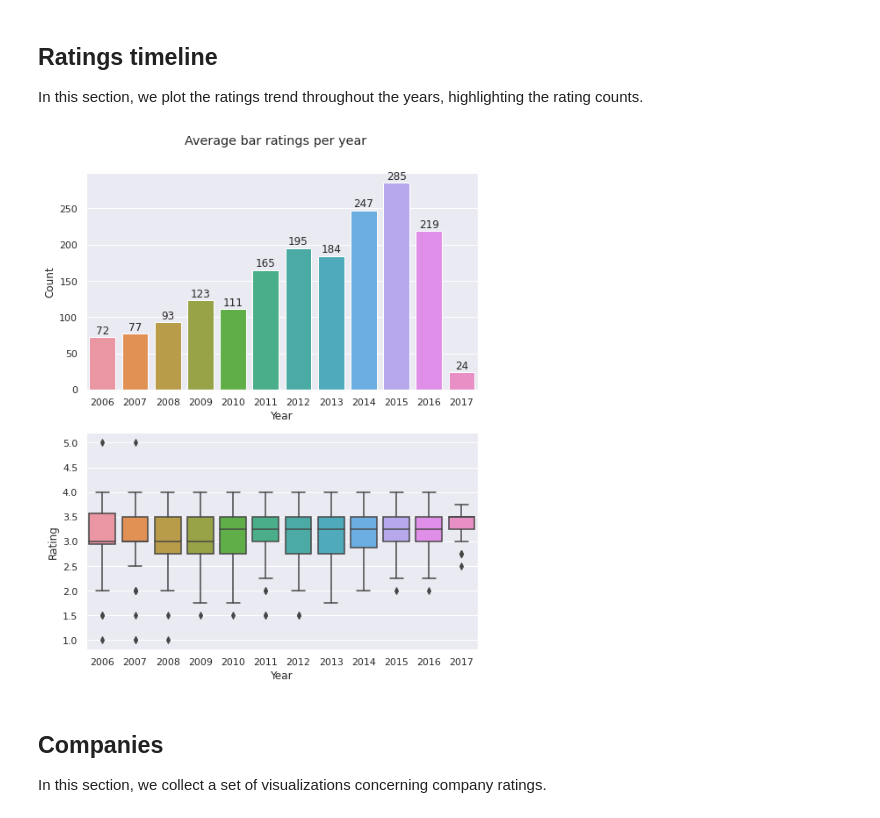
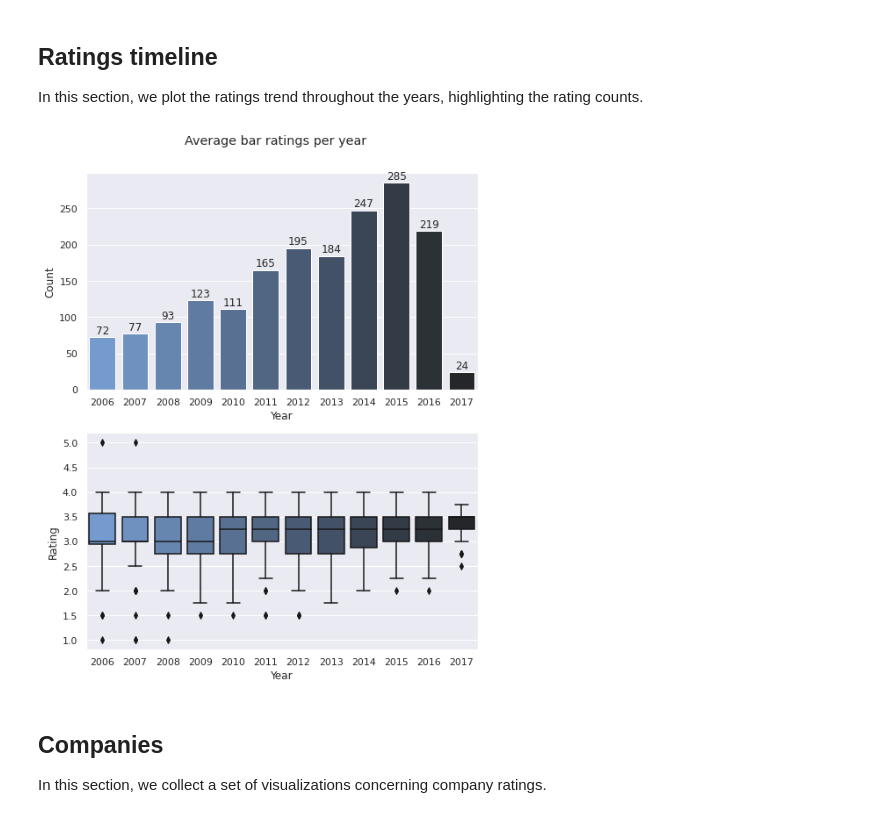
Before and after one commit to loris2222/ChocoData, a Jupyter notebook: code/ChocoData_from_colab.ipynb, the cells around one changed output. Saved outputs shown, nothing was run; the diff lists cells and outputs as text; code cells hidden in the pictures.

Commit message:
Forgot to parametrize the palette of the first plot

```diff
--- a/code/ChocoData_from_colab.ipynb
+++ b/code/ChocoData_from_colab.ipynb
@@ -290,17 +290,19 @@ In this section, we plot the ratings trend throughout the years, highlighting th
 # %%
 fig, ax = plt.subplots(2, 1, figsize=(8, 10))
 fig.suptitle('Average bar ratings per year', y=0.94)
 
-sns.countplot(ax=ax[0], data=chocodata, x='review_date')
+palette = get_palette(len(chocodata['review_date'].unique()), ordered=True)
+sns.countplot(ax=ax[0], data=chocodata, x='review_date', palette=palette)
 annotate_with_counts(ax[0])
 rename_axes(ax[0], 'Year', 'Count')
 
-sns.boxplot(ax=ax[1], data=chocodata, x='review_date', y='rating')
+sns.boxplot(ax=ax[1], data=chocodata, x='review_date', y='rating',
+            palette=palette)
 rename_axes(ax[1], 'Year', 'Rating')
 
 plt.savefig('images/ratings_timeline.pdf', bbox_inches='tight')
 # %% [output]
-[figure, old version]
+[figure, new version]
 # %% [markdown]
 ## Companies
 
```
